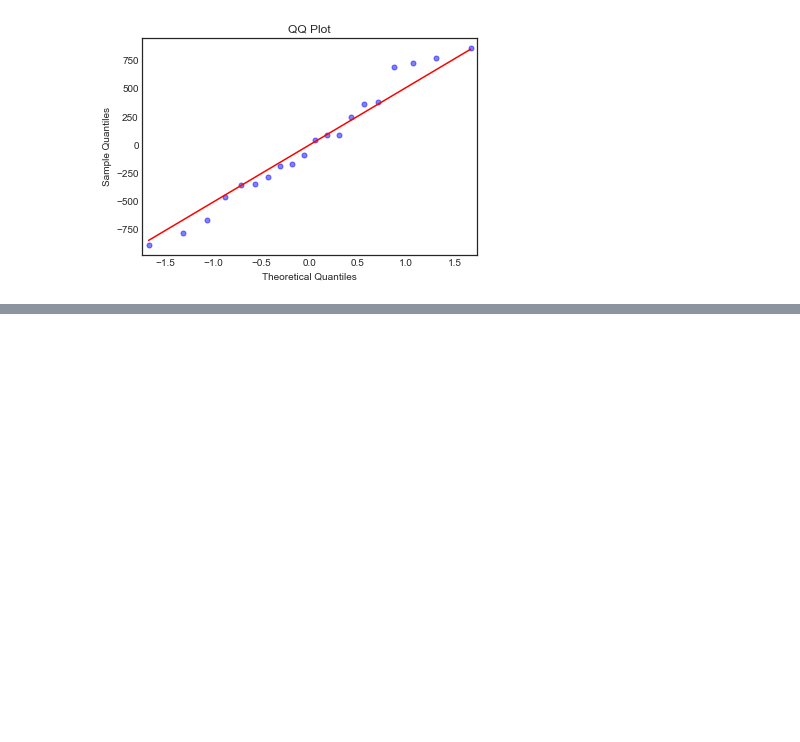
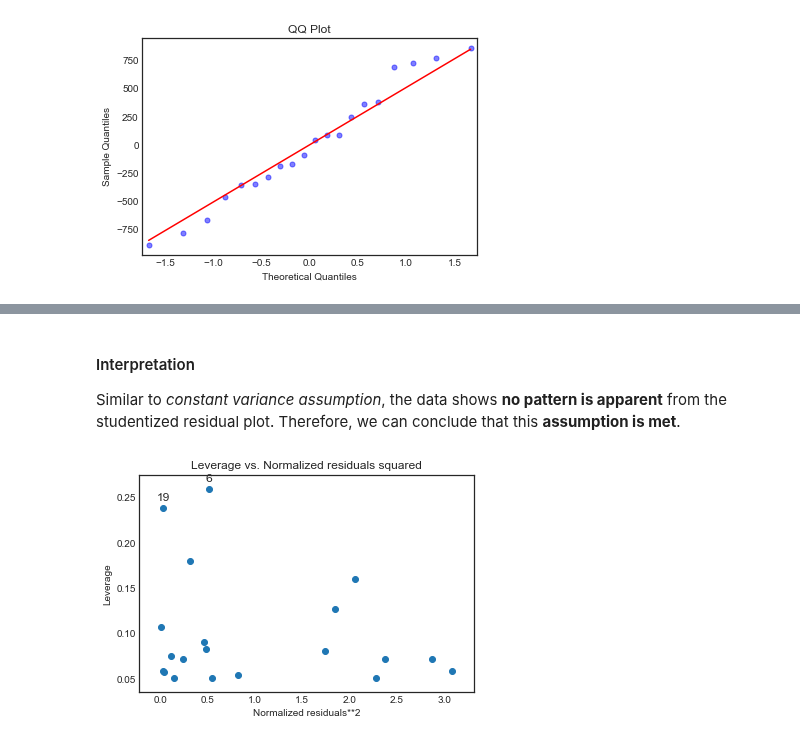
Before and after one commit to naivelogic/Machine_Learning_Notebooks, a Jupyter notebook: Data_Science/Stats Foundation/Simple Linear Regression.ipynb, the cells around one changed output, grey strips where cells are left out. Saved outputs shown, nothing was run; the diff lists cells and outputs as text; code cells hidden in the pictures; blank space fills up the shorter version.

```diff
--- a/Data_Science/Stats Foundation/Simple Linear Regression.ipynb
+++ b/Data_Science/Stats Foundation/Simple Linear Regression.ipynb
@@ -160,0 +230,8 @@ sns.jointplot("income", "expenditure", data=data, kind="reg",
+# %% [markdown]
+#### Interpretation
+
+Similar to _constant variance assumption_, the data shows __no pattern is apparent__ from the studentized residual plot. Therefore, we can conclude that this __assumption is met__.
+# %%
+sm.graphics.plot_leverage_resid2(lm);
+# %% [output]
+[figure, added]
```
Also changed, not shown: parts of 26 cells of this notebook.
